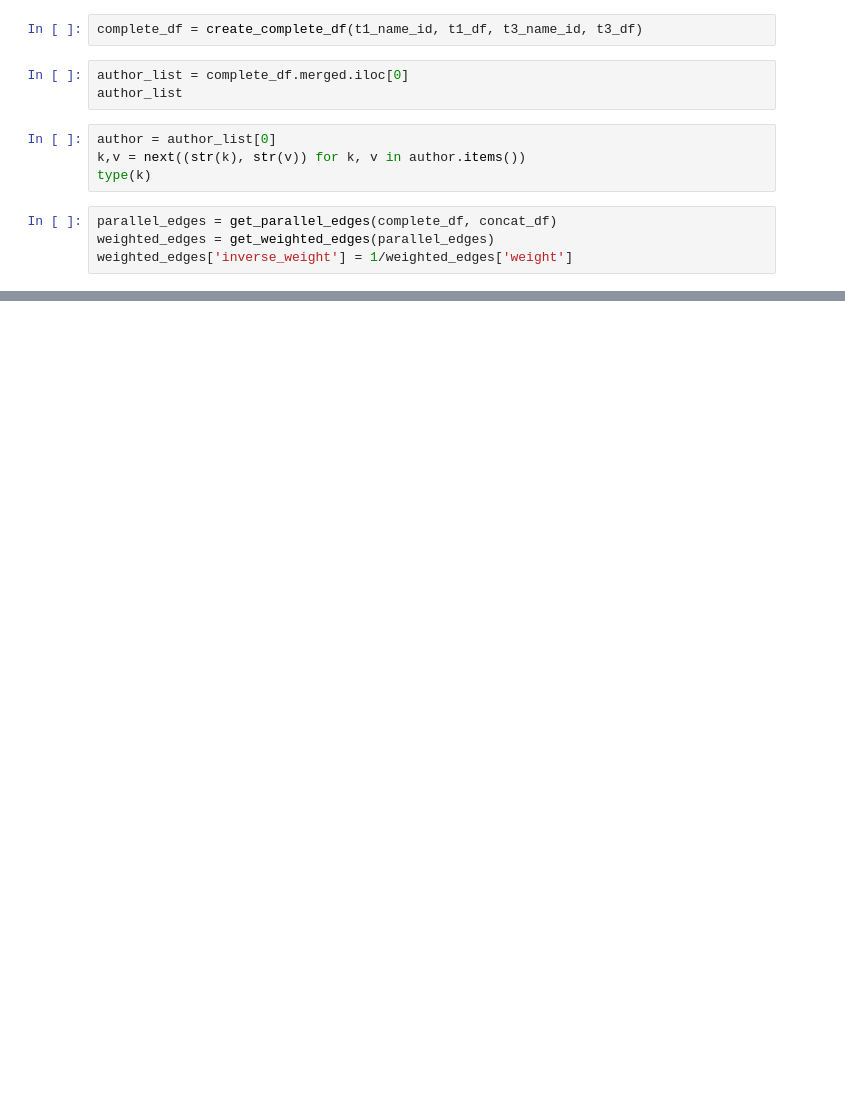
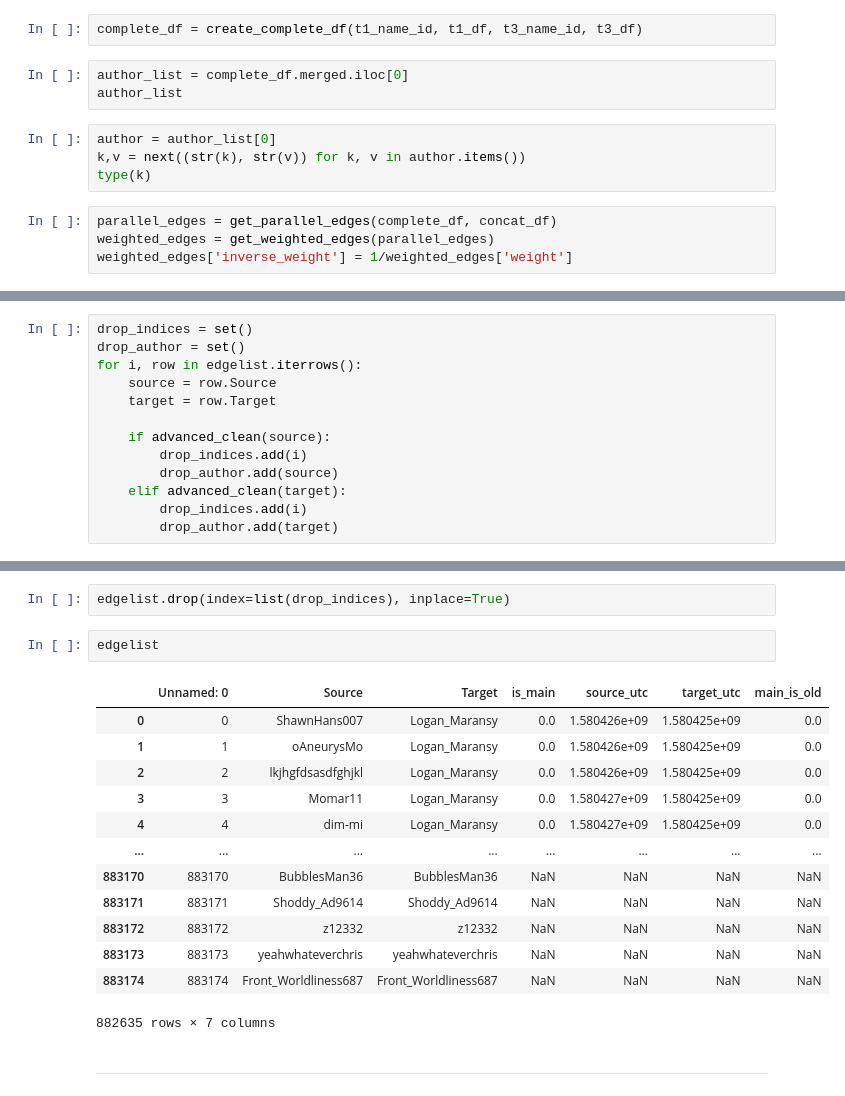
Before and after one commit to Victorvv-1024/UST_summer, a Jupyter notebook: monthwalker.ipynb, the cells around one changed output, grey strips where cells are left out. Drawn from its saved outputs; the diff is of its cells as text; blank space fills up the shorter version.

```diff
--- a/monthwalker.ipynb
+++ b/monthwalker.ipynb
@@ -147,0 +167,13 @@ weighted_edges['inverse_weight'] = 1/weighted_edges['weight']
+# %%
+drop_indices = set()
+drop_author = set()
+for i, row in edgelist.iterrows():
+    source = row.Source
+    target = row.Target
+
+    if advanced_clean(source):
+        drop_indices.add(i)
+        drop_author.add(source)
+    elif advanced_clean(target):
+        drop_indices.add(i)
+        drop_author.add(target)
@@ -147,0 +184,20 @@ weighted_edges['inverse_weight'] = 1/weighted_edges['weight']
+# %%
+edgelist.drop(index=list(drop_indices), inplace=True)
+# %%
+edgelist
+# %% [output]
+|  | Unnamed: 0 | Source | Target | is_main | source_utc | target_utc | main_is_old |
+| 0 | 0 | ShawnHans007 | Logan_Maransy | 0.0 | 1.580426e+09 | 1.580425e+09 | 0.0 |
+| 1 | 1 | oAneurysMo | Logan_Maransy | 0.0 | 1.580426e+09 | 1.580425e+09 | 0.0 |
+| 2 | 2 | lkjhgfdsasdfghjkl | Logan_Maransy | 0.0 | 1.580426e+09 | 1.580425e+09 | 0.0 |
+| 3 | 3 | Momar11 | Logan_Maransy | 0.0 | 1.580427e+09 | 1.580425e+09 | 0.0 |
+| 4 | 4 | dim-mi | Logan_Maransy | 0.0 | 1.580427e+09 | 1.580425e+09 | 0.0 |
+| ... | ... | ... | ... | ... | ... | ... | ... |
+| 883170 | 883170 | BubblesMan36 | BubblesMan36 | NaN | NaN | NaN | NaN |
+| 883171 | 883171 | Shoddy_Ad9614 | Shoddy_Ad9614 | NaN | NaN | NaN | NaN |
+| 883172 | 883172 | z12332 | z12332 | NaN | NaN | NaN | NaN |
+| 883173 | 883173 | yeahwhateverchris | yeahwhateverchris | NaN | NaN | NaN | NaN |
+| 883174 | 883174 | Front_Worldliness687 | Front_Worldliness687 | NaN | NaN | NaN | NaN |
+882635 rows × 7 columns
+# %% [markdown]
+----------
```
Also changed, not shown: parts of 18 cells of this notebook, 2 other files.
